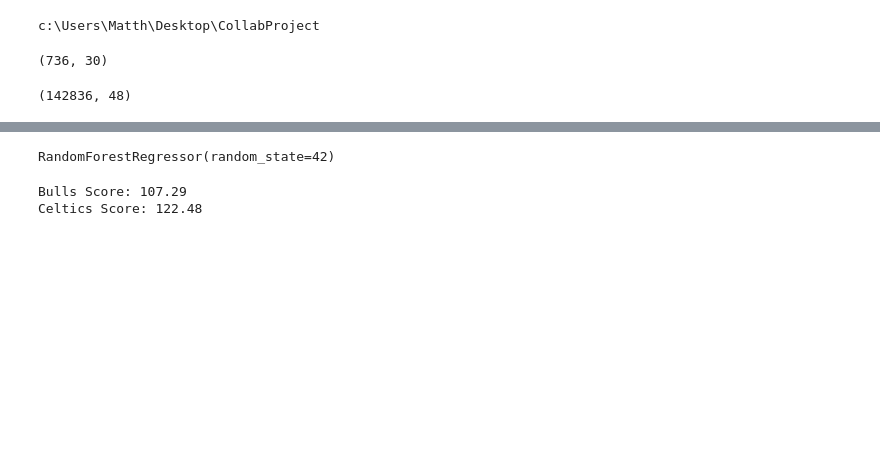
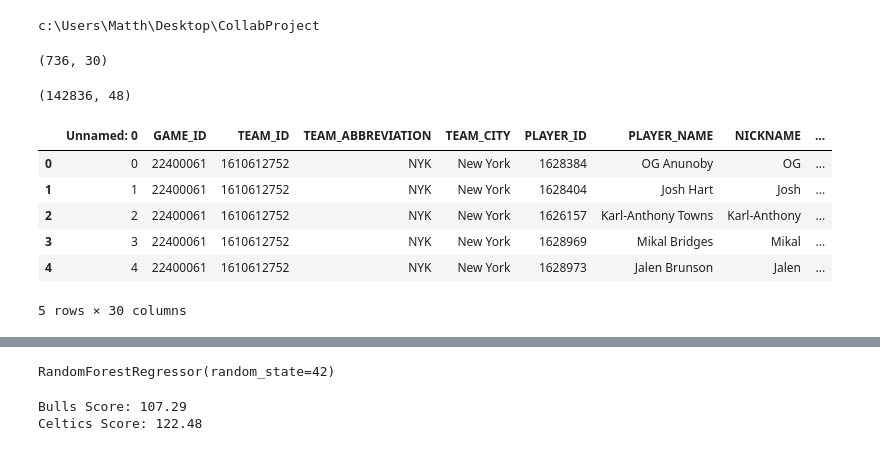
Before and after one commit to pshukl21/CollabProject, a Jupyter notebook: nbaModel.ipynb, the cells around one changed output, grey strips where cells are left out. Drawn from its saved outputs; the diff is of its cells as text; code cells hidden in the pictures; blank space fills up the shorter version.

```diff
--- a/nbaModel.ipynb
+++ b/nbaModel.ipynb
@@ -18,3 +19,13 @@ teams_df = pd.read_csv(team_stats_data_path)
 np.shape(teams_df)
 # %% [output]
 (142836, 48)
+# %%
+df.head() # looks like this consists of all player-games of the 2024 to 2025 NBA seasons
+# %% [output]
+|  | Unnamed: 0 | GAME_ID | TEAM_ID | TEAM_ABBREVIATION | TEAM_CITY | PLAYER_ID | PLAYER_NAME | NICKNAME | ... |
+| 0 | 0 | 22400061 | 1610612752 | NYK | New York | 1628384 | OG Anunoby | OG | ... |
+| 1 | 1 | 22400061 | 1610612752 | NYK | New York | 1628404 | Josh Hart | Josh | ... |
+| 2 | 2 | 22400061 | 1610612752 | NYK | New York | 1626157 | Karl-Anthony Towns | Karl-Anthony | ... |
+| 3 | 3 | 22400061 | 1610612752 | NYK | New York | 1628969 | Mikal Bridges | Mikal | ... |
+| 4 | 4 | 22400061 | 1610612752 | NYK | New York | 1628973 | Jalen Brunson | Jalen | ... |
+5 rows × 30 columns
```
Also changed, not shown: parts of 4 cells of this notebook.
